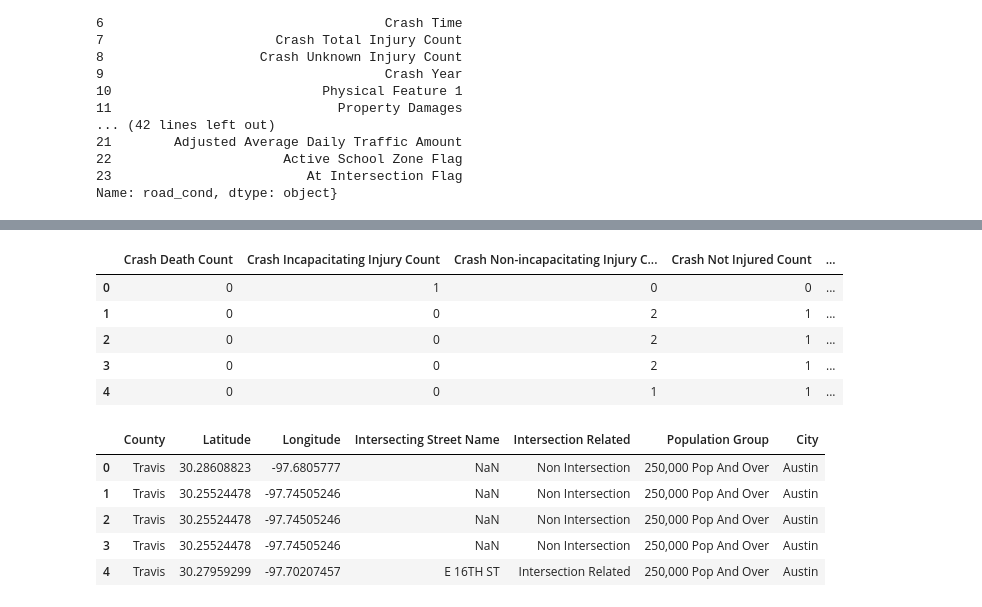
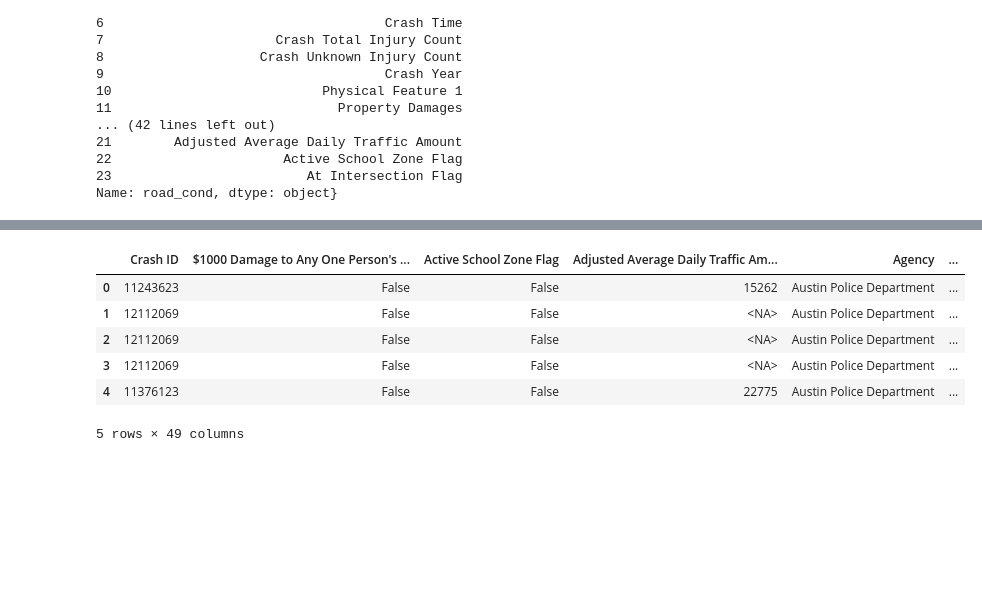
Before and after one commit to soonkienyuan/data-wrangling-school-project, a Jupyter notebook: phase 1.ipynb, the cells around one changed output, grey strips where cells are left out. Saved outputs shown, nothing was run; the diff lists cells and outputs as text; code cells hidden in the pictures; blank space fills up the shorter version.

```diff
--- a/phase 1.ipynb
+++ b/phase 1.ipynb
@@ -92,0 +146,9 @@ Name: road_cond, dtype: object}
+# %%
+def booleanize(s, true_corrpd, false_corrpd):
+	s = s.replace(true_corrpd, True)
+	s = s.replace(false_corrpd, False)
+	return s
+# %%
+# changing the yes/no to boolean values
+li = ["$1000 Damage to Any One Person's Property", "Active School Zone Flag", "Construction Zone Flag"]
+dataset.loc[:,li] = booleanize(dataset.loc[:,li], "Yes", "No")
@@ -92,0 +204,2 @@ Name: road_cond, dtype: object}
+# %%
+dataset["Intersecting Street Name"].replace(np.NAN, pd.NA, inplace=True)
@@ -92,0 +231,3 @@ Name: road_cond, dtype: object}
+# %%
+li = ["Private Drive Flag"]
+dataset.loc[:,li] = booleanize(dataset.loc[:,li], "Yes", "No")
@@ -93,18 +269,10 @@ Name: road_cond, dtype: object}
 # %%
-dataset.loc[:, list(super_grp["crash_report"])].head()
+dataset.head()
 # %% [output]
-|  | Crash Death Count | Crash Incapacitating Injury Count | Crash Non-incapacitating Injury C... | Crash Not Injured Count | ... |
-| 0 | 0 | 1 | 0 | 0 | ... |
-| 1 | 0 | 0 | 2 | 1 | ... |
-| 2 | 0 | 0 | 2 | 1 | ... |
-| 3 | 0 | 0 | 2 | 1 | ... |
-| 4 | 0 | 0 | 1 | 1 | ... |
+|  | Crash ID | $1000 Damage to Any One Person's ... | Active School Zone Flag | Adjusted Average Daily Traffic Am... | Agency | ... |
+| 0 | 11243623 | False | False | 15262 | Austin Police Department | ... |
+| 1 | 12112069 | False | False | <NA> | Austin Police Department | ... |
+| 2 | 12112069 | False | False | <NA> | Austin Police Department | ... |
+| 3 | 12112069 | False | False | <NA> | Austin Police Department | ... |
+| 4 | 11376123 | False | False | 22775 | Austin Police Department | ... |
+5 rows × 49 columns
-# %%
-dataset.loc[:, list(super_grp["geo_info"])].head()
-# %% [output]
-|  | County | Latitude | Longitude | Intersecting Street Name | Intersection Related | Population Group | City |
-| 0 | Travis | 30.28608823 | -97.6805777 | NaN | Non Intersection | 250,000 Pop And Over | Austin |
-| 1 | Travis | 30.25524478 | -97.74505246 | NaN | Non Intersection | 250,000 Pop And Over | Austin |
-| 2 | Travis | 30.25524478 | -97.74505246 | NaN | Non Intersection | 250,000 Pop And Over | Austin |
-| 3 | Travis | 30.25524478 | -97.74505246 | NaN | Non Intersection | 250,000 Pop And Over | Austin |
-| 4 | Travis | 30.27959299 | -97.70207457 | E 16TH ST | Intersection Related | 250,000 Pop And Over | Austin |
```
Also changed, not shown: parts of 32 cells of this notebook, 2 other files.
